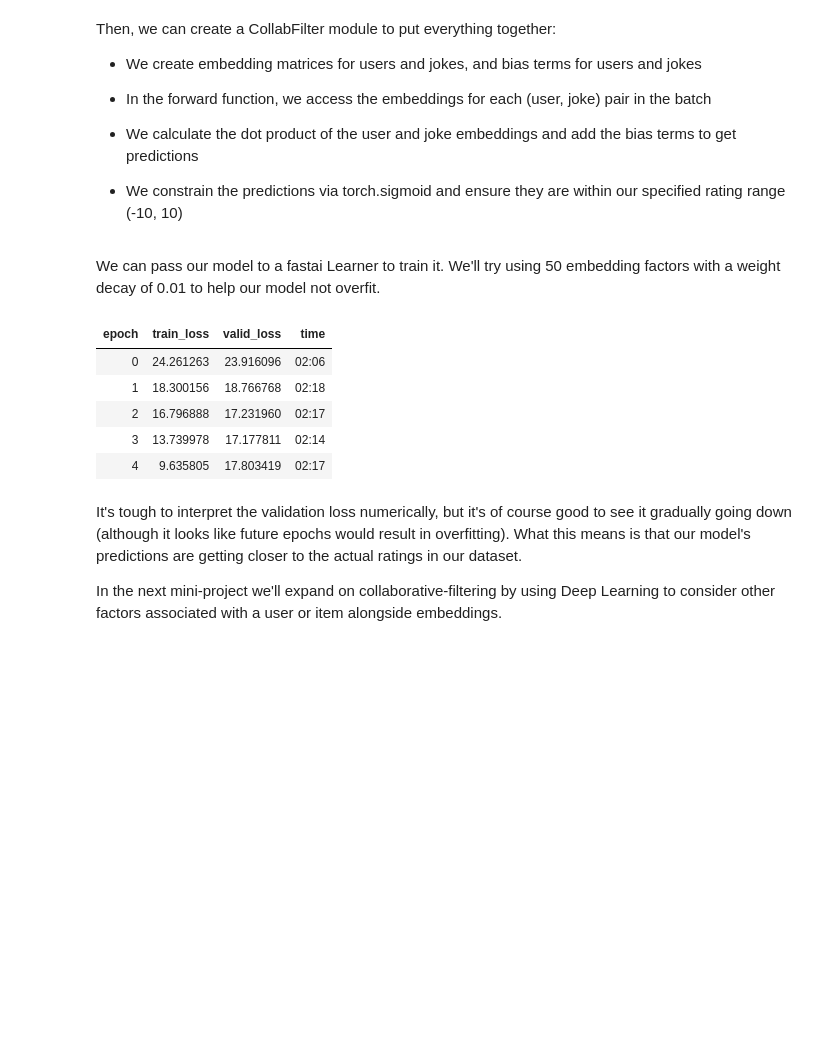
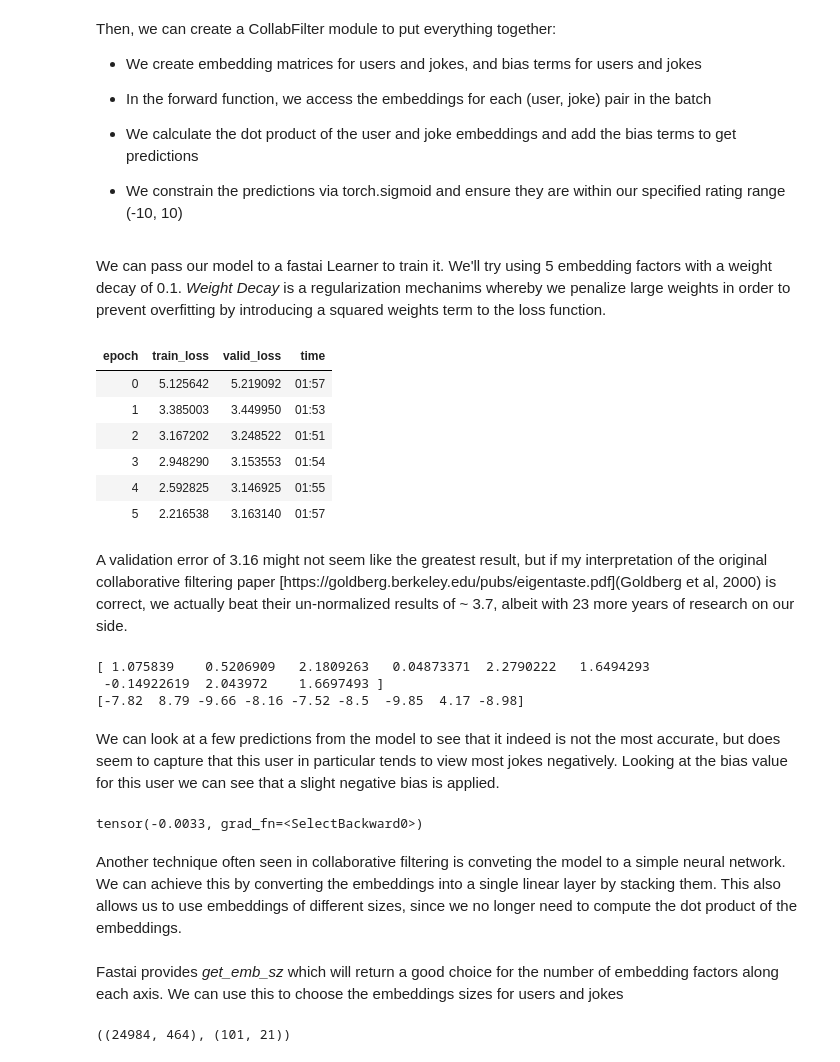
Before and after one commit to lowrollr/fastai_projects, a Jupyter notebook: lesson_7/collaborative_filtering.ipynb, the cells around one changed output. Cells and saved outputs as stored; diff of their text form; code cells hidden in the pictures; blank space fills up the shorter version.

```diff
--- a/lesson_7/collaborative_filtering.ipynb
+++ b/lesson_7/collaborative_filtering.ipynb
@@ -15,8 +15,8 @@ First, we'll load the dataset into a dataframe. We have to create column names m
 # %%
-joke_cols = [str(i) for i in range(0, 100)]
+joke_cols = [str(i) for i in range(1, 101)]
 df = pd.read_csv('./jester-data-1.csv', names=['ratings_count'] + joke_cols)
 df.drop('ratings_count', axis=1, inplace=True)
-df['user_id'] = df.index
+df['user_id'] = df.index + 1
 col = df.pop('user_id')
 df.insert(0, col.name, col)
 df.head(20)
@@ -95,7 +95,7 @@ Fastai implements an 'Embedding' class, but we can also write it ourselves.
 First, I'll create a function to generate parameters for a single set of embeddings: a matrix of size *m* by *n* where m is the number of items and n is the number of embedding factors. I'll also create a function to generate bias terms for each item. We wrap these in nn.Parameter so that we can perform gradient descent during training.
 # %%
 def create_embedding(num_items, num_factors):
-    return nn.Parameter(torch.randn(num_items+1, num_factors)), nn.Parameter(torch.randn(num_items+1))
+    return nn.Parameter(torch.randn(num_items, num_factors)), nn.Parameter(torch.randn(num_items))
 # %% [markdown]
 Then, we can create a CollabFilter module to put everything together:
 * We create embedding matrices for users and jokes, and bias terms for users and jokes
@@ -104,6 +104,9 @@ Then, we can create a CollabFilter module to put everything together:
 * We calculate the dot product of the user and joke embeddings and add the bias terms to get predictions
 * We constrain the predictions via torch.sigmoid and ensure they are within our specified rating range (-10, 10)
 # %%
+n_users  = len(dls.classes['user_id'])
+n_jokes = len(dls.classes['joke_id'])
+
 class CollabFilter(Module):
     def __init__(self, num_users, num_jokes, num_factors, rating_range = (-10.5, 10.5)) -> None:
         self.user_embedding, self.user_bias = create_embedding(num_users, num_factors)
@@ -123,19 +126,35 @@ class CollabFilter(Module):
 
         return torch.sigmoid(prediction) * (self.rating_range[1] - self.rating_range[0]) + self.rating_range[0]
 # %% [markdown]
-We can pass our model to a fastai Learner to train it. We'll try using 50 embedding factors with a weight decay of 0.01 to help our model not overfit.
+We can pass our model to a fastai Learner to train it. We'll try using 5 embedding factors with a weight decay of 0.1. *Weight Decay* is a regularization mechanims whereby we penalize large weights in order to prevent overfitting by introducing a squared weights term to the loss function.
 # %%
-cf = CollabFilter(df.user_id.nunique(), df.joke_id.nunique(), 50)
-learn = Learner(dls, cf, loss_func=MSELossFlat())
-learn.fit_one_cycle(5, 5e-3, wd=0.01)
+cf = CollabFilter(n_users, n_jokes, 40)
+learn = Learner(dls, cf, loss_func=mae)
+learn.fit_one_cycle(6, 4e-3, wd=0.01)
 # %% [output]
 | epoch | train_loss | valid_loss | time |
-| 0 | 24.261263 | 23.916096 | 02:06 |
-| 1 | 18.300156 | 18.766768 | 02:18 |
-| 2 | 16.796888 | 17.231960 | 02:17 |
-| 3 | 13.739978 | 17.177811 | 02:14 |
-| 4 | 9.635805 | 17.803419 | 02:17 |
+| 0 | 5.125642 | 5.219092 | 01:57 |
+| 1 | 3.385003 | 3.449950 | 01:53 |
+| 2 | 3.167202 | 3.248522 | 01:51 |
+| 3 | 2.948290 | 3.153553 | 01:54 |
+| 4 | 2.592825 | 3.146925 | 01:55 |
+| 5 | 2.216538 | 3.163140 | 01:57 |
-# %% [markdown]
-It's tough to interpret the validation loss numerically, but it's of course good to see it gradually going down (although it looks like future epochs would result in overfitting). What this means is that our model's predictions are getting closer to the actual ratings in our dataset.
-
-In the next mini-project we'll expand on collaborative-filtering by using Deep Learning to consider other factors associated with a user or item alongside embeddings.
+# %% [markdown]
+A validation error of 3.16 might not seem like the greatest result, but if my interpretation of the original collaborative filtering paper [https://goldberg.berkeley.edu/pubs/eigentaste.pdf](Goldberg et al, 2000) is correct, we actually beat their un-normalized results of ~ 3.7, albeit with 23 more years of research on our side.
+# %%
+preds = learn.model(torch.tensor([[1, i] for i in range(1, 101)])).detach().numpy()[:9]
+actuals = df[df['user_id'] == 1]['rating'].values[:9]
+print(preds)
+print(actuals)
+# %% [output]
+[ 1.075839    0.5206909   2.1809263   0.04873371  2.2790222   1.6494293
+ -0.14922619  2.043972    1.6697493 ]
+[-7.82  8.79 -9.66 -8.16 -7.52 -8.5  -9.85  4.17 -8.98]
+# %% [markdown]
+We can look at a few predictions from the model to see that it indeed is not the most accurate, but does seem to capture that this user in particular tends to view most jokes negatively. Looking at the bias value for this user we can see that a slight negative bias is applied.
+# %%
+learn.model.user_bias[0]
+# %% [output]
+tensor(-0.0033, grad_fn=<SelectBackward0>)
+# %% [markdown]
+Another technique often seen in collaborative filtering is conveting the model to a simple neural network. We can achieve this by converting the embeddings into a single linear layer by stacking them. This also allows us to use embeddings of different sizes, since we no longer need to compute the dot product of the embeddings.
@@ -141,0 +179,7 @@ In the next mini-project we'll expand on collaborative-filtering by using Deep L
+# %% [markdown]
+Fastai provides *get_emb_sz* which will return a good choice for the number of embedding factors along each axis. We can use this to choose the embeddings sizes for users and jokes
+# %%
+((num_users, user_factors), (num_jokes, joke_factors)) = get_emb_sz(dls)
+((num_users, user_factors), (num_jokes, joke_factors))
+# %% [output]
+((24984, 464), (101, 21))
```
Also changed, not shown: parts of 12 cells of this notebook.
